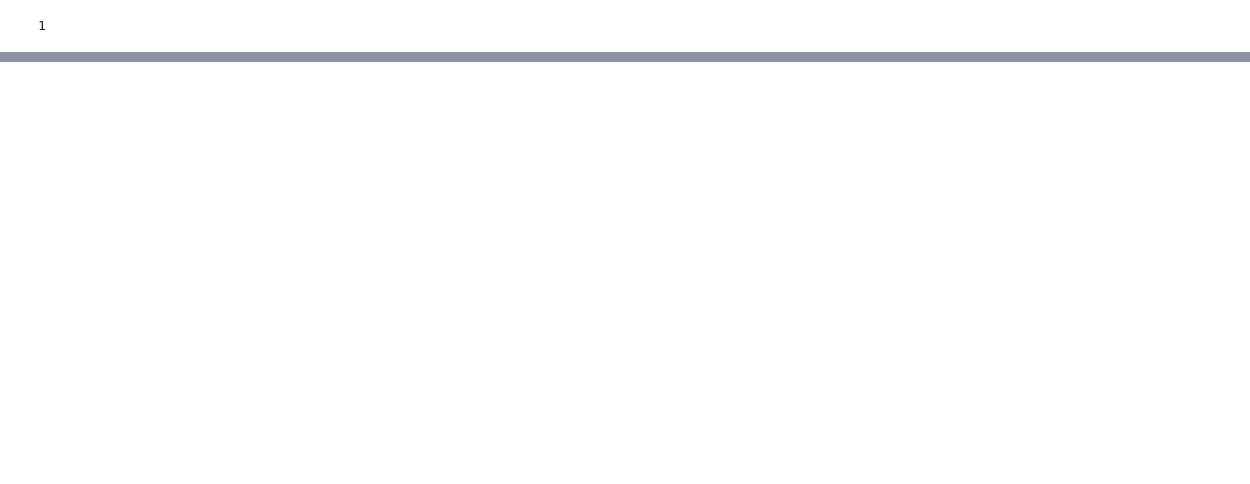
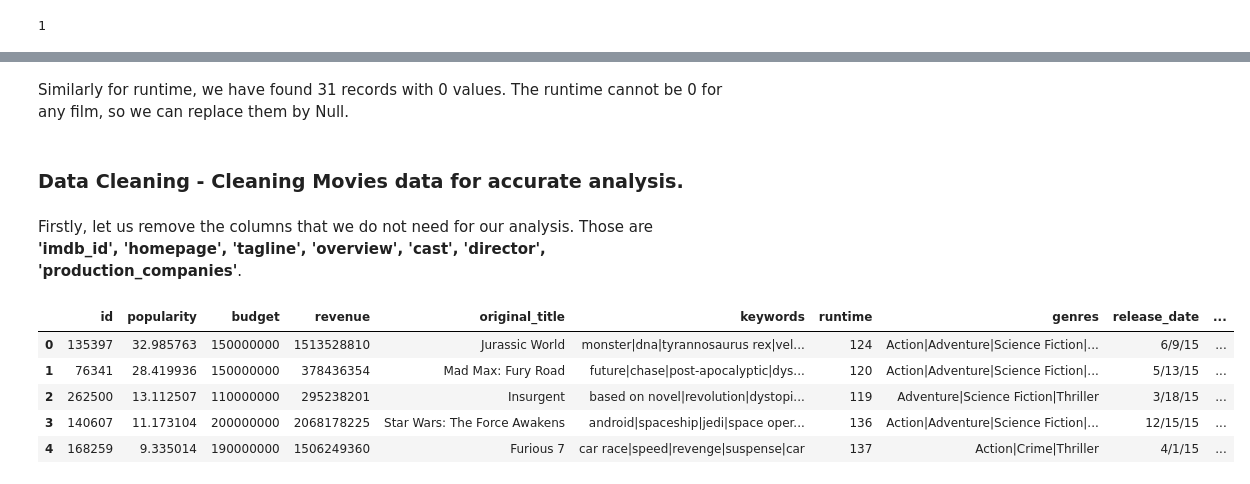
Before and after one commit to gautamgadiyar/Movies_data_investigation, a Jupyter notebook: movie-dataset-investigation.ipynb, the cells around one changed output, grey strips where cells are left out. Drawn from its saved outputs; the diff is of its cells as text; code cells hidden in the pictures; blank space fills up the shorter version.

```diff
--- a/movie-dataset-investigation.ipynb
+++ b/movie-dataset-investigation.ipynb
@@ -385,0 +169,17 @@ plt.show()
+# %% [markdown]
+Similarly for runtime, we have found 31 records with 0 values. The runtime cannot be 0 for any film, so we can replace them by Null.
+# %% [markdown]
+### Data Cleaning - Cleaning Movies data for accurate analysis.
+# %% [markdown]
+Firstly, let us remove the columns that we do not need for our analysis.
+Those are **'imdb_id', 'homepage', 'tagline', 'overview', 'cast', 'director', 'production_companies'**.
+# %%
+movies_df.drop(['imdb_id', 'homepage','tagline','overview','cast','director','production_companies'],axis=1, inplace=True)
+movies_df.head()
+# %% [output]
+|  | id | popularity | budget | revenue | original_title | keywords | runtime | genres | release_date | ... |
+| 0 | 135397 | 32.985763 | 150000000 | 1513528810 | Jurassic World | monster|dna|tyrannosaurus rex|vel... | 124 | Action|Adventure|Science Fiction|... | 6/9/15 | ... |
+| 1 | 76341 | 28.419936 | 150000000 | 378436354 | Mad Max: Fury Road | future|chase|post-apocalyptic|dys... | 120 | Action|Adventure|Science Fiction|... | 5/13/15 | ... |
+| 2 | 262500 | 13.112507 | 110000000 | 295238201 | Insurgent | based on novel|revolution|dystopi... | 119 | Adventure|Science Fiction|Thriller | 3/18/15 | ... |
+| 3 | 140607 | 11.173104 | 200000000 | 2068178225 | Star Wars: The Force Awakens | android|spaceship|jedi|space oper... | 136 | Action|Adventure|Science Fiction|... | 12/15/15 | ... |
+| 4 | 168259 | 9.335014 | 190000000 | 1506249360 | Furious 7 | car race|speed|revenge|suspense|car | 137 | Action|Crime|Thriller | 4/1/15 | ... |
```
Also changed, not shown: parts of 91 cells of this notebook.
